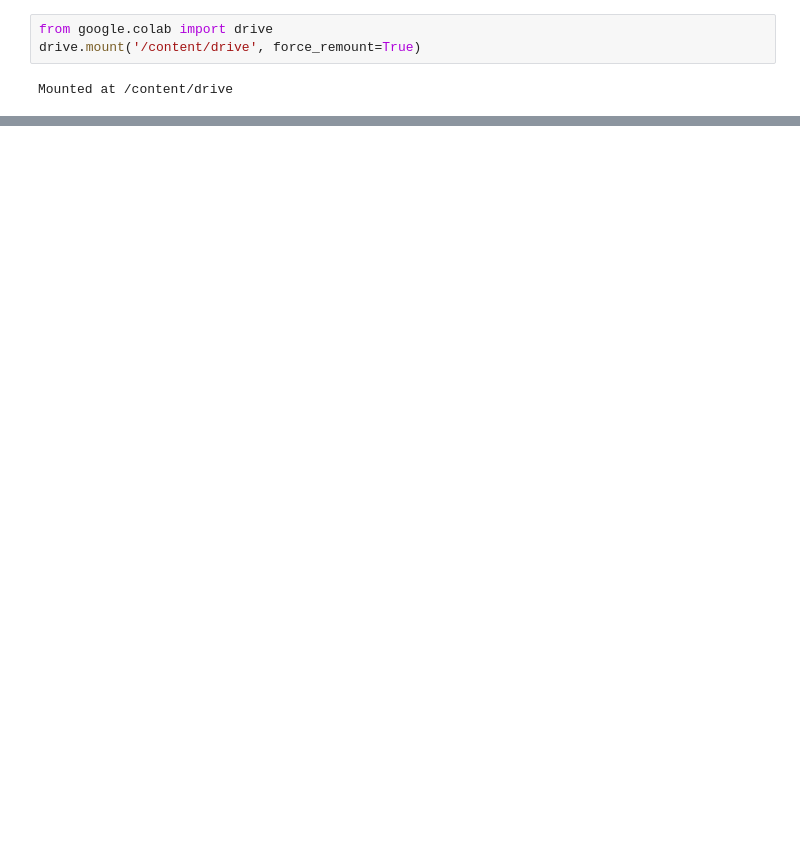
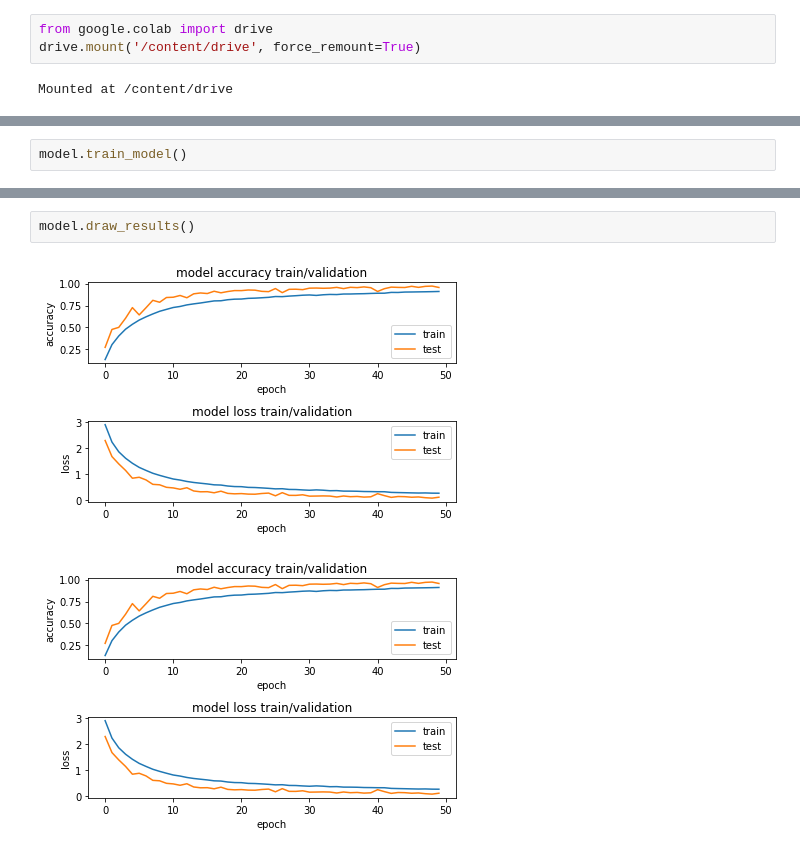
Before and after one commit to infoshareacademy/jdszr3-datavirus, a Jupyter notebook: DL/code/DL_project.ipynb, the cells around one changed output, grey strips where cells are left out. Drawn from its saved outputs; the diff is of its cells as text; blank space fills up the shorter version.

```diff
--- a/DL/code/DL_project.ipynb
+++ b/DL/code/DL_project.ipynb
@@ -128,0 +255,2 @@ model.show_image(18)
+# %%
+model.train_model()
@@ -128,0 +275,5 @@ model.show_image(18)
+# %%
+model.draw_results()
+# %% [output]
+[figure, added]
+[figure, added]
```
Also changed, not shown: parts of 11 cells of this notebook, 1 other file.
